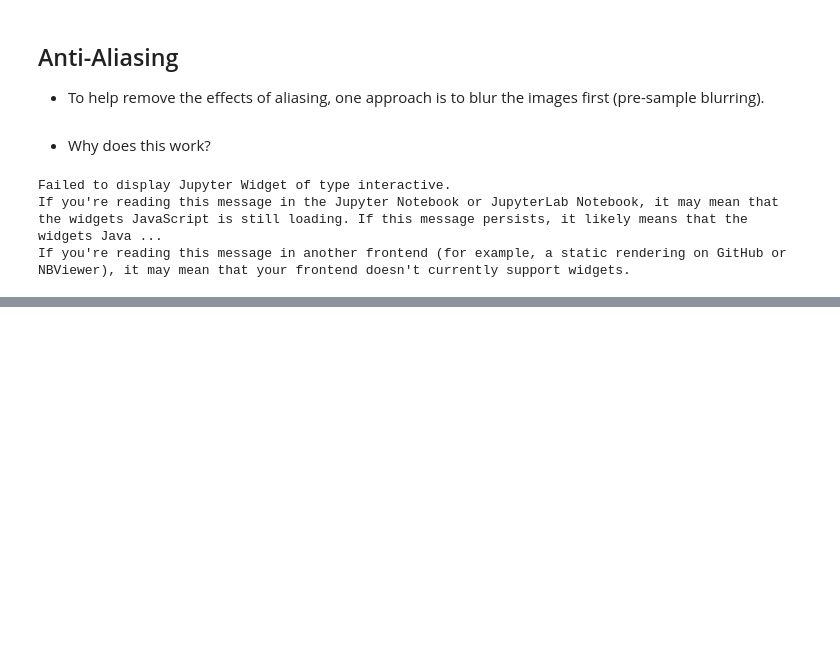
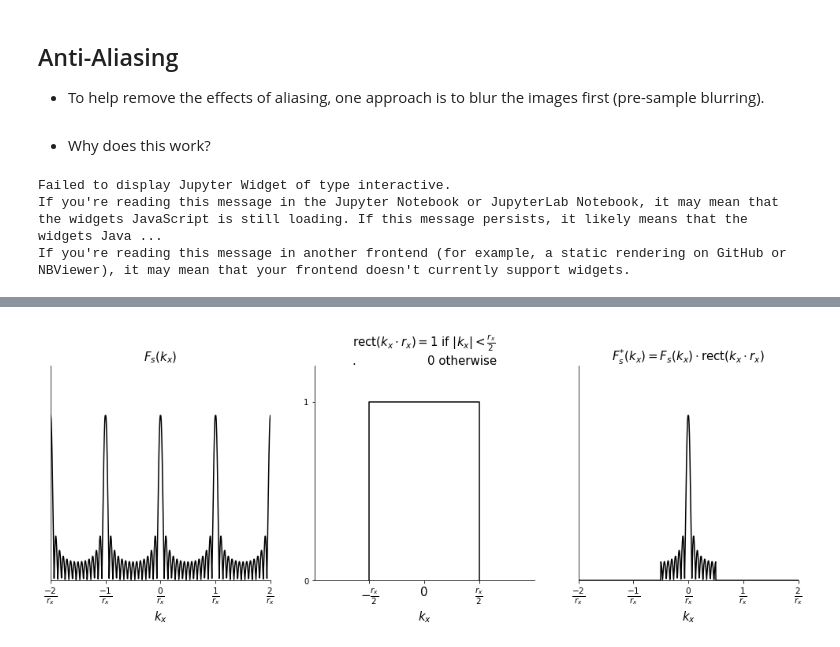
Before and after one commit to mdblackledge/theoryofimaging, a Jupyter notebook: Lecture_2/Lecture_2.ipynb, the cells around one changed output, grey strips where cells are left out. Drawn from its saved outputs; the diff is of its cells as text; code cells hidden in the pictures; blank space fills up the shorter version.

```diff
--- a/Lecture_2/Lecture_2.ipynb
+++ b/Lecture_2/Lecture_2.ipynb
@@ -570,0 +573,43 @@ If you're reading this message in another frontend (for example, a static render
+# %%
+def plot_bandlimited():
+
+    fs = 15.0
+
+    x_continous = np.linspace(-6, 6, 1000)
+    F_continuous = np.abs(np.sinc(5*x_continous))
+    F_sampled = F_continuous + np.roll(F_continuous, -len(F_continuous)/4) + np.roll(F_continuous, len(F_continuous)/4) + np.roll(F_continuous, -len(F_continuous)/2)
+    F_sampled = F_sampled / F_sampled.max()
+
+    f = pl.figure(figsize = (17, 5))
+
+    ax1 = f.add_subplot(131)
+    ax1.plot(x_continous, F_sampled, 'k-', label = "Sampled, $F(k_{x})$", zorder = 1)
+    ax1.set_xlim(-6, 6), ax1.set_ylim((0, 1.3))
+    pl.yticks([]), pl.xticks([-6, -3, 0, 3, 6], ["$\\frac{-2}{r_{x}}$", "$\\frac{-1}{r_{x}}$", "$\\frac{0}{r_{x}}$", "$\\frac{1}{r_{x}}$", "$\\frac{2}{r_{x}}$"], fontsize = fs)
+    ax1.set_xlabel(r'$k_{x}$', fontsize = fs)
+    ax1.spines['right'].set_visible(False), ax1.spines['top'].set_visible(False)
+    ax1.set_title("$F_{s}(k_{x})$", fontsize = fs)
+
+    ax2 = f.add_subplot(132)
+    ax2.plot([-0.5, -0.5, 0.5, 0.5], [0, 1, 1, 0], 'k-')
+    pl.xticks((-0.5, 0, 0.5), (r'$-\frac{r_{x}}{2}$', '0', r'$\frac{r_{x}}{2}$'), fontsize = fs)
+    ax2.set_xlim(-1, 1), ax2.set_ylim((0, 1.2))
+    pl.yticks([0, 1])
+    ax2.set_title("rect$(k_{x} \cdot r_{x}) = 1 $ if $|k_{x}| < \\frac{r_{x}}{2}$\n.                   0 otherwise", fontsize = fs)
+    ax2.set_xlabel(r'$k_{x}$', fontsize = fs)
+    ax2.spines['right'].set_visible(False), ax2.spines['top'].set_visible(False)
+
+    ax3 = f.add_subplot(133)
+    F_sampled[np.abs(x_continous) > 1.5] = 0
+    ax3.plot(x_continous, F_sampled, 'k-')
+    ax3.set_xlim(-6, 6), ax3.set_ylim((0, 1.3))
+    pl.yticks([]), pl.xticks([-6, -3, 0, 3, 6], ["$\\frac{-2}{r_{x}}$", "$\\frac{-1}{r_{x}}$", "$\\frac{0}{r_{x}}$", "$\\frac{1}{r_{x}}$", "$\\frac{2}{r_{x}}$"], fontsize = fs)
+    ax3.set_xlabel(r'$k_{x}$', fontsize = fs)
+    ax3.spines['right'].set_visible(False), ax3.spines['top'].set_visible(False)
+    ax3.set_title("$F^{*}_{s}(k_{x}) = F_{s}(k_{x})\cdot$rect($k_{x}\cdot r_{x}$)", fontsize = fs)
+
+    pl.show()
+
+plot_bandlimited()
+# %% [output]
+[figure, added]
```
Also changed, not shown: parts of 8 cells of this notebook, 3 other files.
